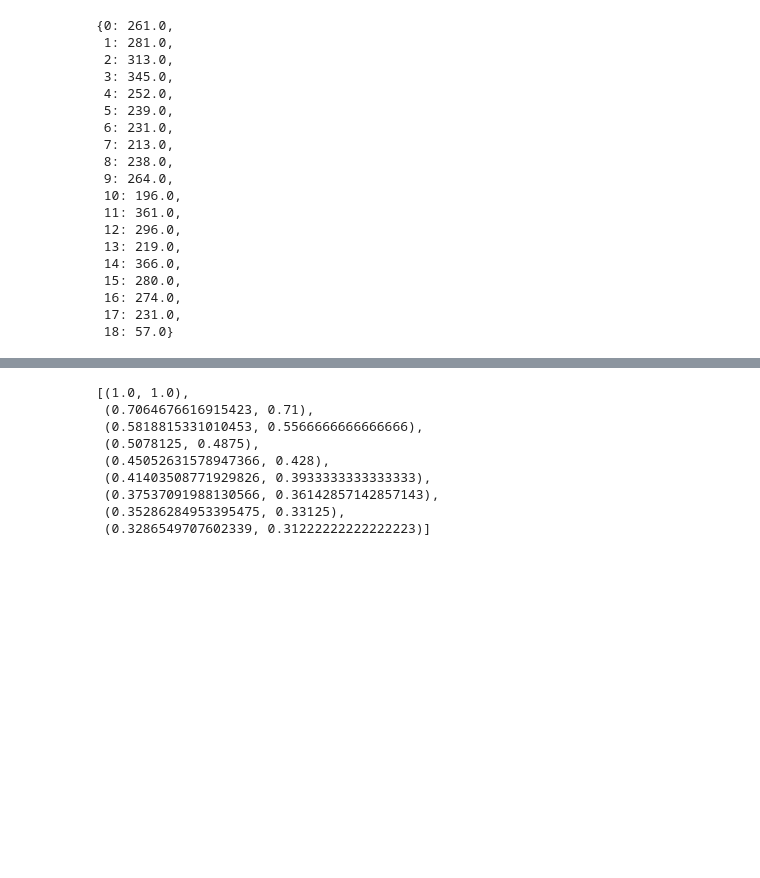
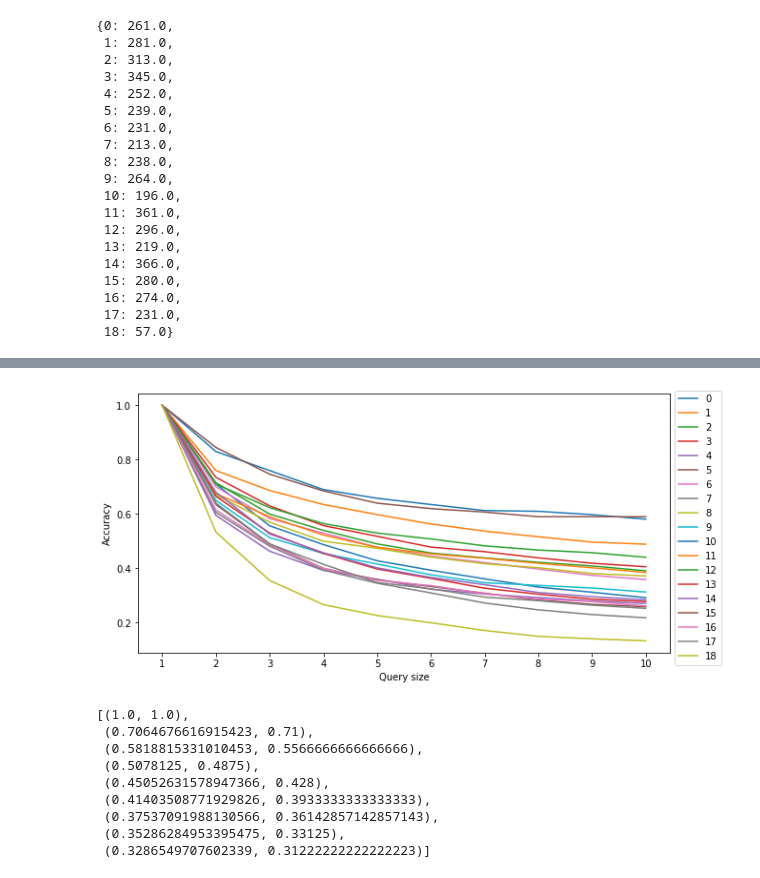
Before and after one commit to rohit-vijayakumar/Content-based-3D-shape-retrieval, a Jupyter notebook: Querying-Evaluation_knn.ipynb, the cells around one changed output, grey strips where cells are left out. Cells and saved outputs as stored; diff of their text form; code cells hidden in the pictures; blank space fills up the shorter version.

```diff
--- a/Querying-Evaluation_knn.ipynb
+++ b/Querying-Evaluation_knn.ipynb
@@ -355,10 +355,10 @@ def evaluate(K):
 
     global_p = np.mean(list(P.values()))
     global_r = np.mean(list(R.values()))
-    return (R[0],P[0])
+    return list(class_acc.values())
 # %%
-pr_curve = []
-for k in range (1,10):
+acc_array = []
+for k in range (1,11):
     print(k, end='\r')
-    pr_curve.append(evaluate(k))
+    acc_array.append(evaluate(k))
 # %% [output]
@@ -365,0 +366,2 @@ for k in range (1,10):
+# %%
+acc_array = np.array(acc_array)
@@ -366,3 +387,13 @@ for k in range (1,10):
+# %%
+plt.figure(figsize=(10,5))
+for i in range(0,19):
+    plt.plot(np.arange(1,11), acc_array[:,i])
+    plt.xticks(np.arange(1,11))
+    plt.xlabel('Query size')
+    plt.ylabel('Accuracy')
+    plt.legend(np.arange(0,19), bbox_to_anchor = (1, 1.03))
+# %% [output]
+[figure, added]
 # %%
 pr_curve
 # %% [output]
```
Also changed, not shown: parts of 3 cells of this notebook.
